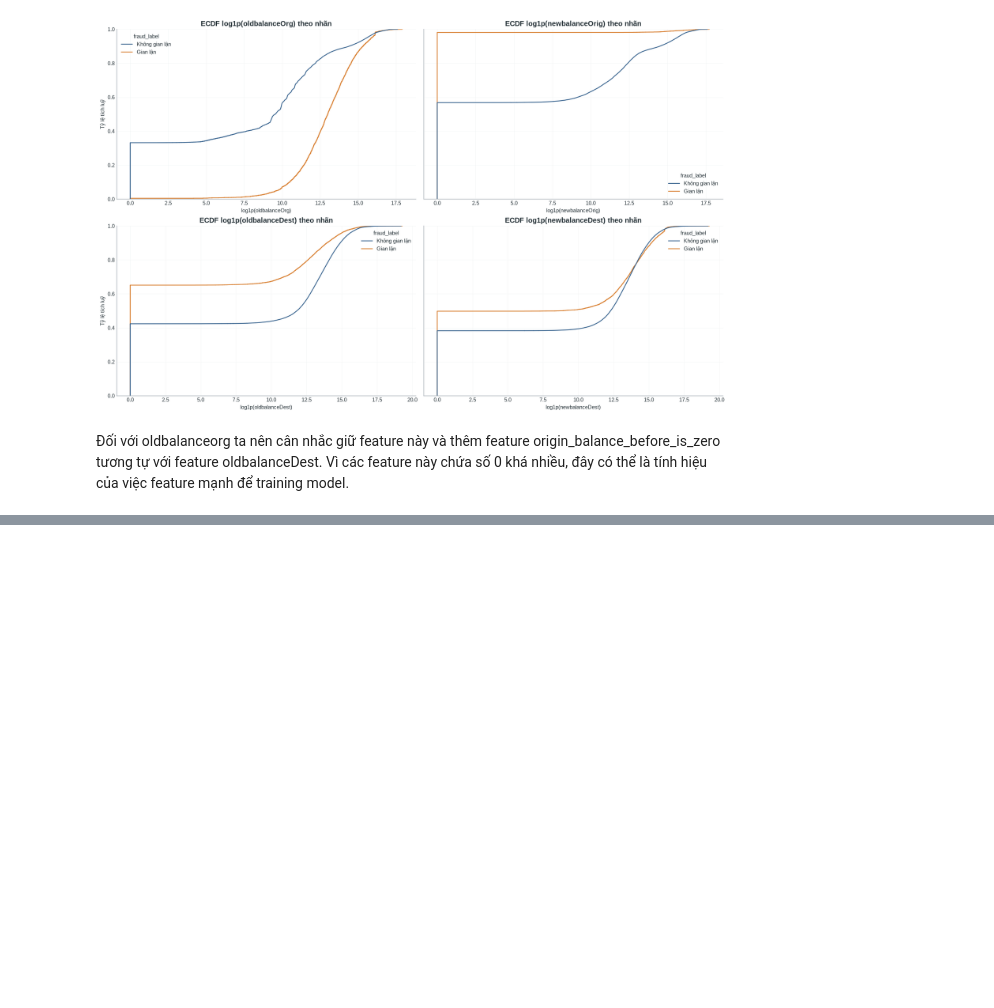
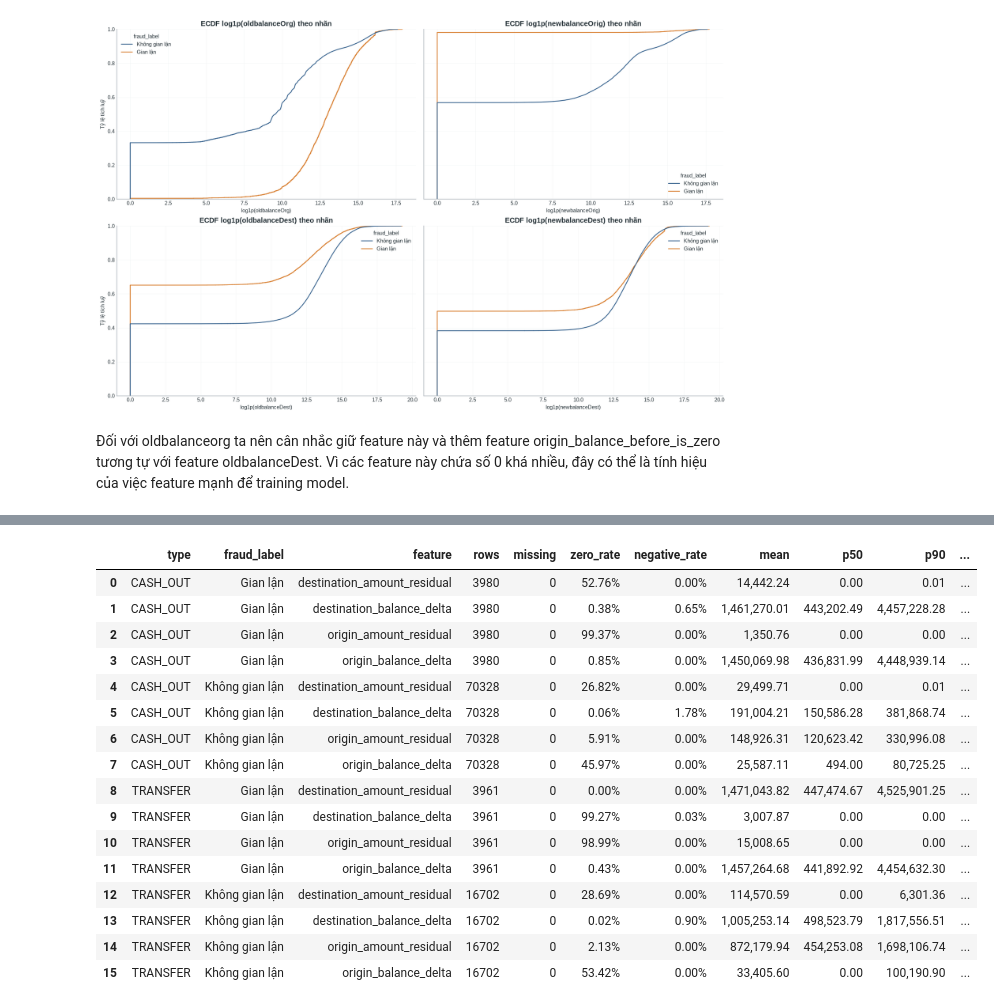
Before and after one commit to ItsLewis-DE/fraudguard-streaming-pipeline, a Jupyter notebook: notebooks/EDA.ipynb, the cells around one changed output, grey strips where cells are left out. Cells and saved outputs as stored; diff of their text form; code cells hidden in the pictures; blank space fills up the shorter version.

```diff
--- a/notebooks/EDA.ipynb
+++ b/notebooks/EDA.ipynb
@@ -1187,0 +1255,62 @@ plt.show()
+# %%
+feature_distribution_long = engineered_balance_sample.melt(
+    id_vars=["type", "fraud_label"],
+    value_vars=ENGINEERED_BALANCE_FEATURES,
+    var_name="feature",
+    value_name="value",
+)
+
+engineered_balance_feature_summary = (
+    feature_distribution_long.groupby(
+        ["type", "fraud_label", "feature"], observed=True
+    )["value"]
+    .agg(
+        rows="size",
+        missing=lambda values: values.isna().sum(),
+        zero_rate=lambda values: values.eq(0).mean(),
+        negative_rate=lambda values: values.lt(0).mean(),
+        mean="mean",
+        p50="median",
+        p90=lambda values: values.quantile(0.90),
+        p95=lambda values: values.quantile(0.95),
+        p99=lambda values: values.quantile(0.99),
+        maximum="max",
+    )
+    .reset_index()
+)
+
+engineered_balance_feature_summary.to_csv(
+    REPORT_DIR / "engineered_balance_feature_train_summary.csv", index=False
+)
+display(
+    engineered_balance_feature_summary.style.format(
+        {
+            "zero_rate": "{:.2%}",
+            "negative_rate": "{:.2%}",
+            "mean": "{:,.2f}",
+            "p50": "{:,.2f}",
+            "p90": "{:,.2f}",
+            "p95": "{:,.2f}",
+            "p99": "{:,.2f}",
+            "maximum": "{:,.2f}",
+        }
+    )
+)
+# %% [output]
+|  | type | fraud_label | feature | rows | missing | zero_rate | negative_rate | mean | p50 | p90 | ... |
+| 0 | CASH_OUT | Gian lận | destination_amount_residual | 3980 | 0 | 52.76% | 0.00% | 14,442.24 | 0.00 | 0.01 | ... |
+| 1 | CASH_OUT | Gian lận | destination_balance_delta | 3980 | 0 | 0.38% | 0.65% | 1,461,270.01 | 443,202.49 | 4,457,228.28 | ... |
+| 2 | CASH_OUT | Gian lận | origin_amount_residual | 3980 | 0 | 99.37% | 0.00% | 1,350.76 | 0.00 | 0.00 | ... |
+| 3 | CASH_OUT | Gian lận | origin_balance_delta | 3980 | 0 | 0.85% | 0.00% | 1,450,069.98 | 436,831.99 | 4,448,939.14 | ... |
+| 4 | CASH_OUT | Không gian lận | destination_amount_residual | 70328 | 0 | 26.82% | 0.00% | 29,499.71 | 0.00 | 0.01 | ... |
+| 5 | CASH_OUT | Không gian lận | destination_balance_delta | 70328 | 0 | 0.06% | 1.78% | 191,004.21 | 150,586.28 | 381,868.74 | ... |
+| 6 | CASH_OUT | Không gian lận | origin_amount_residual | 70328 | 0 | 5.91% | 0.00% | 148,926.31 | 120,623.42 | 330,996.08 | ... |
+| 7 | CASH_OUT | Không gian lận | origin_balance_delta | 70328 | 0 | 45.97% | 0.00% | 25,587.11 | 494.00 | 80,725.25 | ... |
+| 8 | TRANSFER | Gian lận | destination_amount_residual | 3961 | 0 | 0.00% | 0.00% | 1,471,043.82 | 447,474.67 | 4,525,901.25 | ... |
+| 9 | TRANSFER | Gian lận | destination_balance_delta | 3961 | 0 | 99.27% | 0.03% | 3,007.87 | 0.00 | 0.00 | ... |
+| 10 | TRANSFER | Gian lận | origin_amount_residual | 3961 | 0 | 98.99% | 0.00% | 15,008.65 | 0.00 | 0.00 | ... |
+| 11 | TRANSFER | Gian lận | origin_balance_delta | 3961 | 0 | 0.43% | 0.00% | 1,457,264.68 | 441,892.92 | 4,454,632.30 | ... |
+| 12 | TRANSFER | Không gian lận | destination_amount_residual | 16702 | 0 | 28.69% | 0.00% | 114,570.59 | 0.00 | 6,301.36 | ... |
+| 13 | TRANSFER | Không gian lận | destination_balance_delta | 16702 | 0 | 0.02% | 0.90% | 1,005,253.14 | 498,523.79 | 1,817,556.51 | ... |
+| 14 | TRANSFER | Không gian lận | origin_amount_residual | 16702 | 0 | 2.13% | 0.00% | 872,179.94 | 454,253.08 | 1,698,106.74 | ... |
+| 15 | TRANSFER | Không gian lận | origin_balance_delta | 16702 | 0 | 53.42% | 0.00% | 33,405.60 | 0.00 | 100,190.90 | ... |
```
Also changed, not shown: parts of 14 cells of this notebook, 17 other files.
